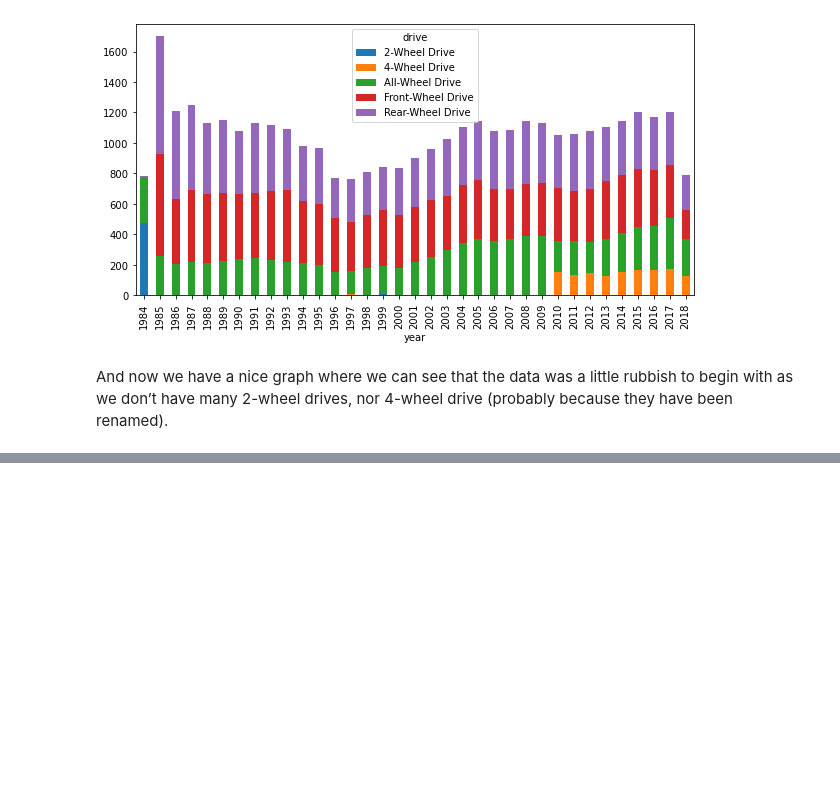
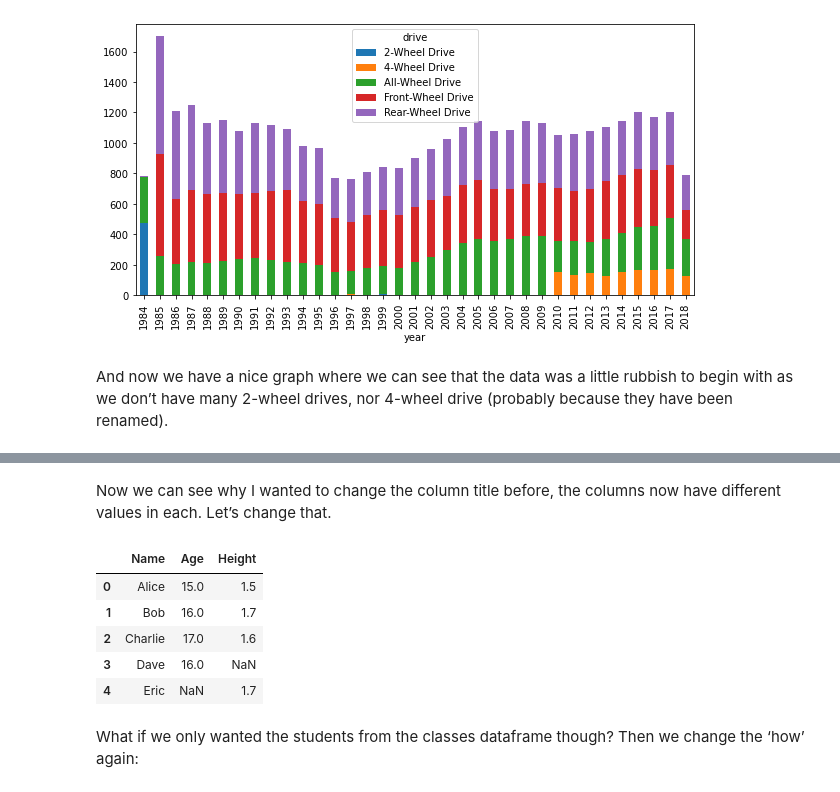
Before and after one commit to Aidan23Smith/Starting-with-Python, a Jupyter notebook: Python Basics.ipynb, the cells around one changed output, grey strips where cells are left out. Drawn from its saved outputs; the diff is of its cells as text; code cells hidden in the pictures; blank space fills up the shorter version.

```diff
--- a/Python Basics.ipynb
+++ b/Python Basics.ipynb
@@ -1320,0 +1493,13 @@ And now we have a nice graph where we can see that the data was a little rubbish
+# %% [markdown]
+Now we can see why I wanted to change the column title before, the columns now have different values in each. Let’s change that.
+# %%
+pd.merge(classes, extra.rename(columns={'Names':'Name'}), how='outer')
+# %% [output]
+|  | Name | Age | Height |
+| 0 | Alice | 15.0 | 1.5 |
+| 1 | Bob | 16.0 | 1.7 |
+| 2 | Charlie | 17.0 | 1.6 |
+| 3 | Dave | 16.0 | NaN |
+| 4 | Eric | NaN | 1.7 |
+# %% [markdown]
+What if we only wanted the students from the classes dataframe though? Then we change the ‘how’ again:
```
Also changed, not shown: parts of 35 cells of this notebook.
